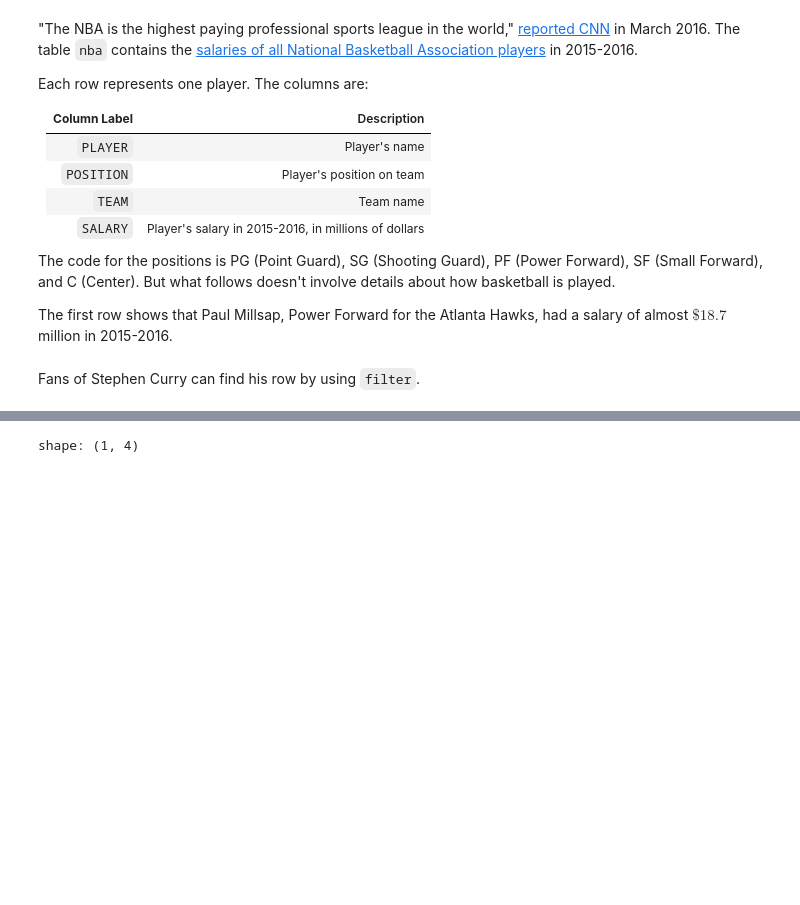
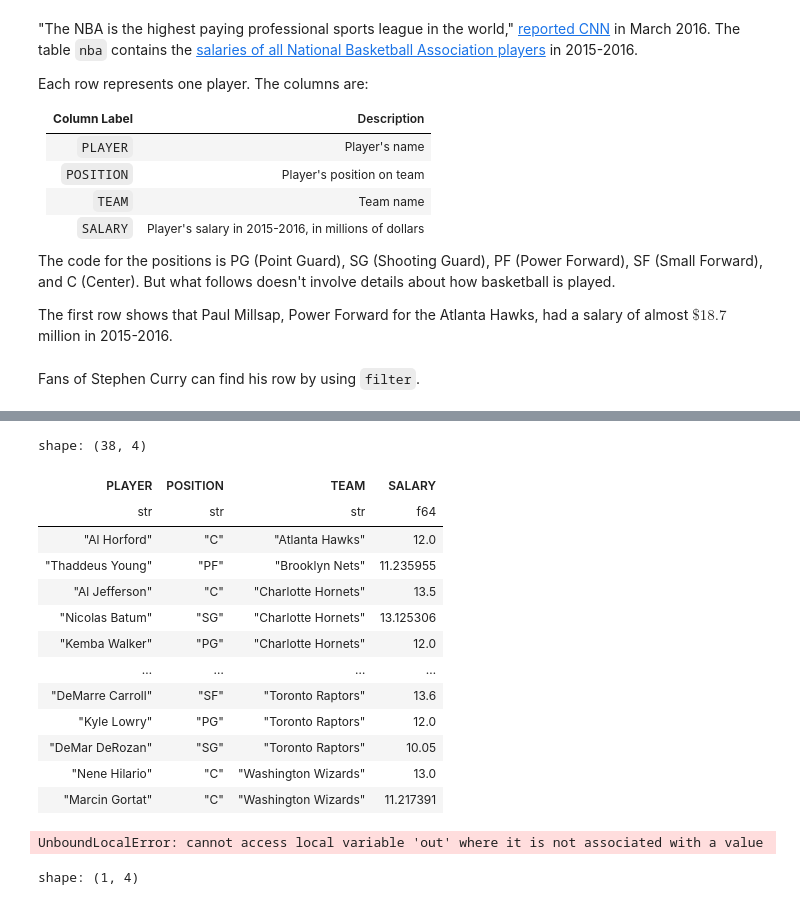
Before and after one commit to dubois-ctds/dubois-ctds.github.io, a Jupyter notebook: curriculum/data8-conversion/textbook/section3_4/Introduction_to_Tables.ipynb, the cells around one changed output, grey strips where cells are left out. Saved outputs shown, nothing was run; the diff lists cells and outputs as text; code cells hidden in the pictures; blank space fills up the shorter version.

```diff
--- a/curriculum/data8-conversion/textbook/section3_4/Introduction_to_Tables.ipynb
+++ b/curriculum/data8-conversion/textbook/section3_4/Introduction_to_Tables.ipynb
@@ -210,3 +221,24 @@ Fans of Stephen Curry can find his row by using `filter`.
+# %%
+nba.filter(nba["SALARY"].is_between(10,15, closed='none'))
+# %% [output]
+shape: (38, 4)
+| PLAYER | POSITION | TEAM | SALARY |
+| str | str | str | f64 |
+| "Al Horford" | "C" | "Atlanta Hawks" | 12.0 |
+| "Thaddeus Young" | "PF" | "Brooklyn Nets" | 11.235955 |
+| "Al Jefferson" | "C" | "Charlotte Hornets" | 13.5 |
+| "Nicolas Batum" | "SG" | "Charlotte Hornets" | 13.125306 |
+| "Kemba Walker" | "PG" | "Charlotte Hornets" | 12.0 |
+| … | … | … | … |
+| "DeMarre Carroll" | "SF" | "Toronto Raptors" | 13.6 |
+| "Kyle Lowry" | "PG" | "Toronto Raptors" | 12.0 |
+| "DeMar DeRozan" | "SG" | "Toronto Raptors" | 10.05 |
+| "Nene Hilario" | "C" | "Washington Wizards" | 13.0 |
+| "Marcin Gortat" | "C" | "Washington Wizards" | 11.217391 |
+# %%
+nba.filter(nba["SALARY"].is_between(10,15, closed='true'))
+# %% [output]
+UnboundLocalError: cannot access local variable 'out' where it is not associated with a value
 # %%
 nba.filter(nba["PLAYER"] == "Stephen Curry")
 # %% [output]
```
Also changed, not shown: parts of 3 cells of this notebook, 11 other files.
